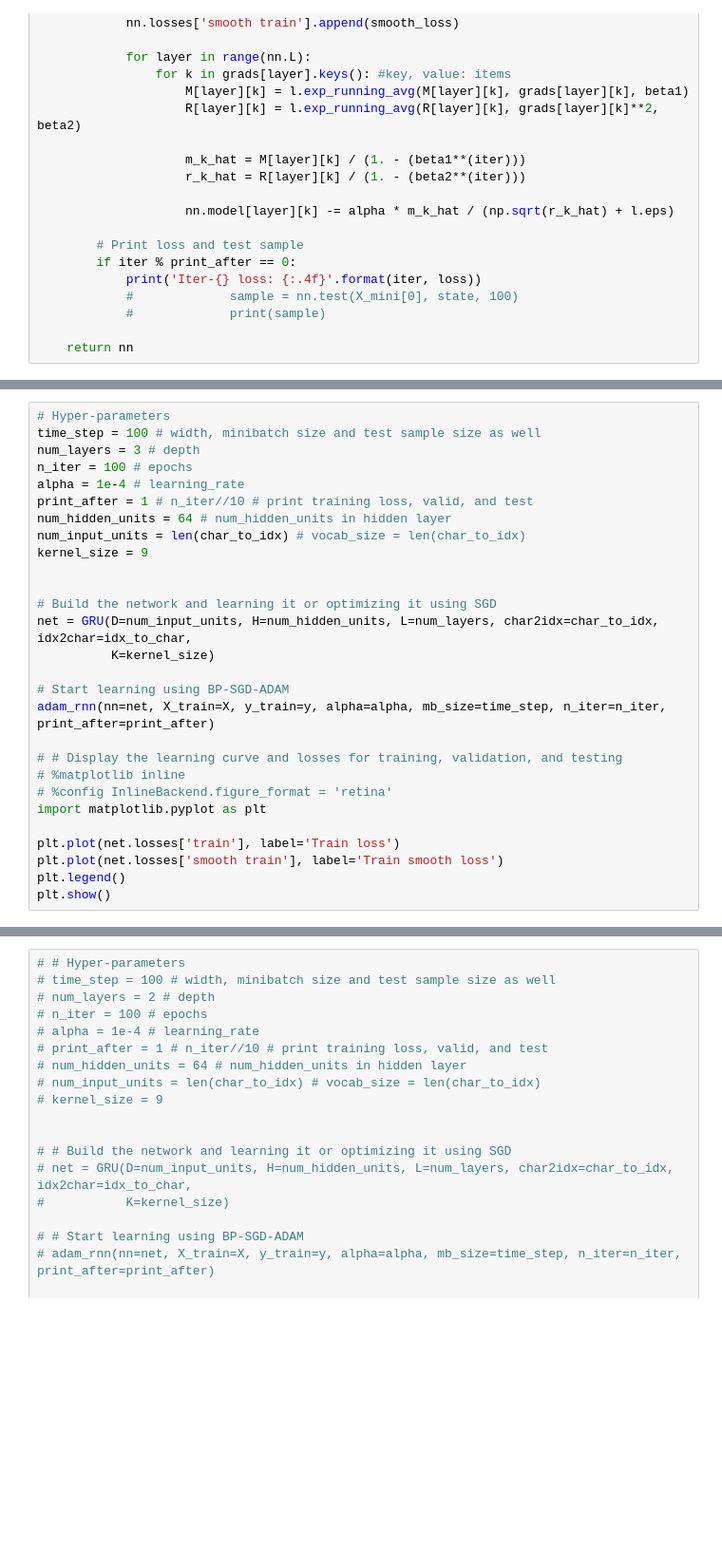
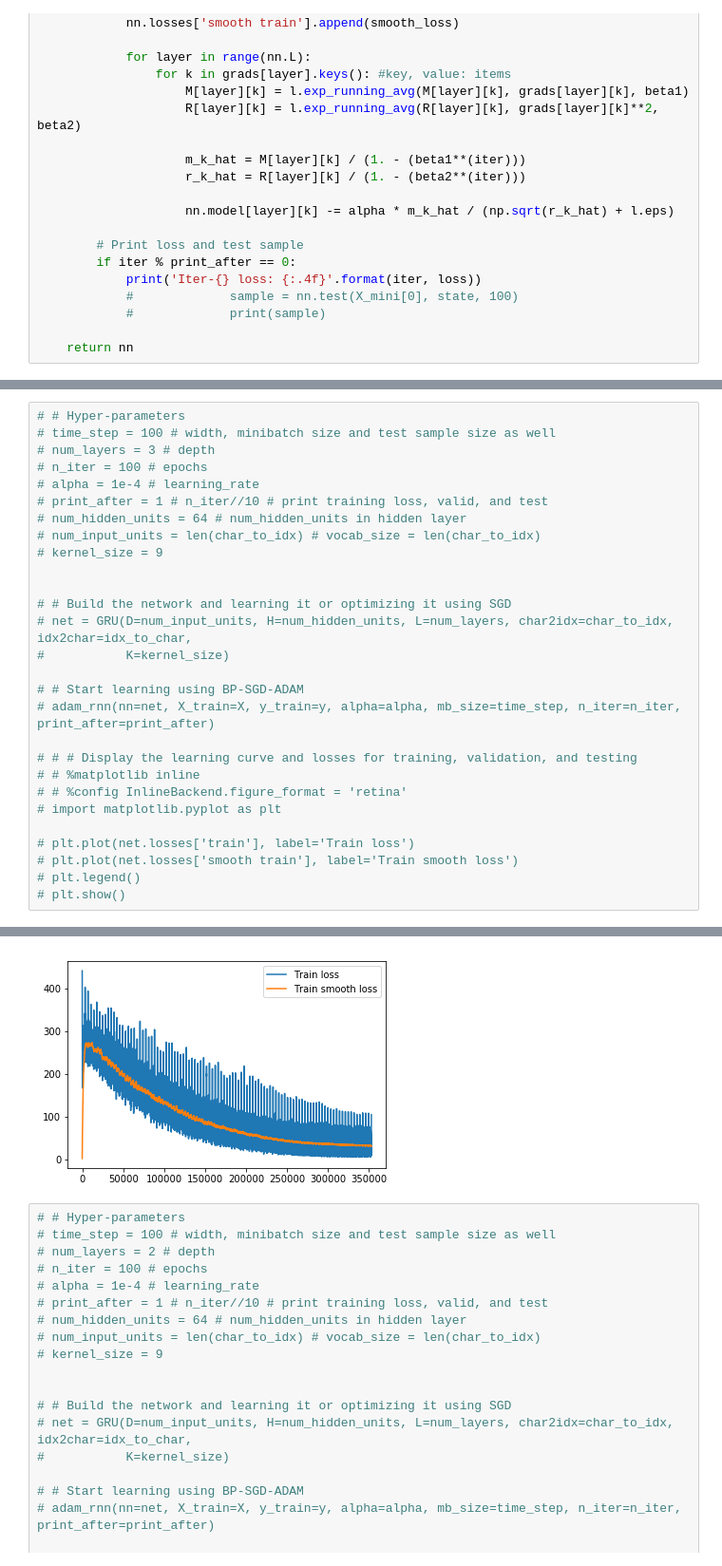
Before and after one commit to arasdar/DL, a Jupyter notebook: DGRU2-conv.ipynb, the cells around one changed output, grey strips where cells are left out. Shown at 95% size. Drawn from its saved outputs; the diff is of its cells as text; blank space fills up the shorter version.

```diff
--- a/DGRU2-conv.ipynb
+++ b/DGRU2-conv.ipynb
@@ -283,31 +329,31 @@ def adam_rnn(nn, X_train, y_train, alpha, mb_size, n_iter, print_after):
 # %%
-# Hyper-parameters
-time_step = 100 # width, minibatch size and test sample size as well
-num_layers = 3 # depth
-n_iter = 100 # epochs
-alpha = 1e-4 # learning_rate
-print_after = 1 # n_iter//10 # print training loss, valid, and test
-num_hidden_units = 64 # num_hidden_units in hidden layer
-num_input_units = len(char_to_idx) # vocab_size = len(char_to_idx)
-kernel_size = 9
+# # Hyper-parameters
+# time_step = 100 # width, minibatch size and test sample size as well
+# num_layers = 3 # depth
+# n_iter = 100 # epochs
+# alpha = 1e-4 # learning_rate
+# print_after = 1 # n_iter//10 # print training loss, valid, and test
+# num_hidden_units = 64 # num_hidden_units in hidden layer
+# num_input_units = len(char_to_idx) # vocab_size = len(char_to_idx)
+# kernel_size = 9
 
 
-# Build the network and learning it or optimizing it using SGD
-net = GRU(D=num_input_units, H=num_hidden_units, L=num_layers, char2idx=char_to_idx, idx2char=idx_to_char,
-          K=kernel_size)
+# # Build the network and learning it or optimizing it using SGD
+# net = GRU(D=num_input_units, H=num_hidden_units, L=num_layers, char2idx=char_to_idx, idx2char=idx_to_char,
+#           K=kernel_size)
 
-# Start learning using BP-SGD-ADAM
-adam_rnn(nn=net, X_train=X, y_train=y, alpha=alpha, mb_size=time_step, n_iter=n_iter, print_after=print_after)
+# # Start learning using BP-SGD-ADAM
+# adam_rnn(nn=net, X_train=X, y_train=y, alpha=alpha, mb_size=time_step, n_iter=n_iter, print_after=print_after)
 
-# # Display the learning curve and losses for training, validation, and testing
-# %matplotlib inline
-# %config InlineBackend.figure_format = 'retina'
-import matplotlib.pyplot as plt
+# # # Display the learning curve and losses for training, validation, and testing
+# # %matplotlib inline
+# # %config InlineBackend.figure_format = 'retina'
+# import matplotlib.pyplot as plt
 
-plt.plot(net.losses['train'], label='Train loss')
-plt.plot(net.losses['smooth train'], label='Train smooth loss')
-plt.legend()
-plt.show()
+# plt.plot(net.losses['train'], label='Train loss')
+# plt.plot(net.losses['smooth train'], label='Train smooth loss')
+# plt.legend()
+# plt.show()
 # %% [output]
 Iter-1 loss: 282.6360
 Iter-2 loss: 284.0344
@@ -329,3 +375,4 @@ Iter-42 loss: 170.6590
+[figure, added]
 # %%
 # # Hyper-parameters
 # time_step = 100 # width, minibatch size and test sample size as well
```
Also changed, not shown: parts of 3 cells of this notebook.
